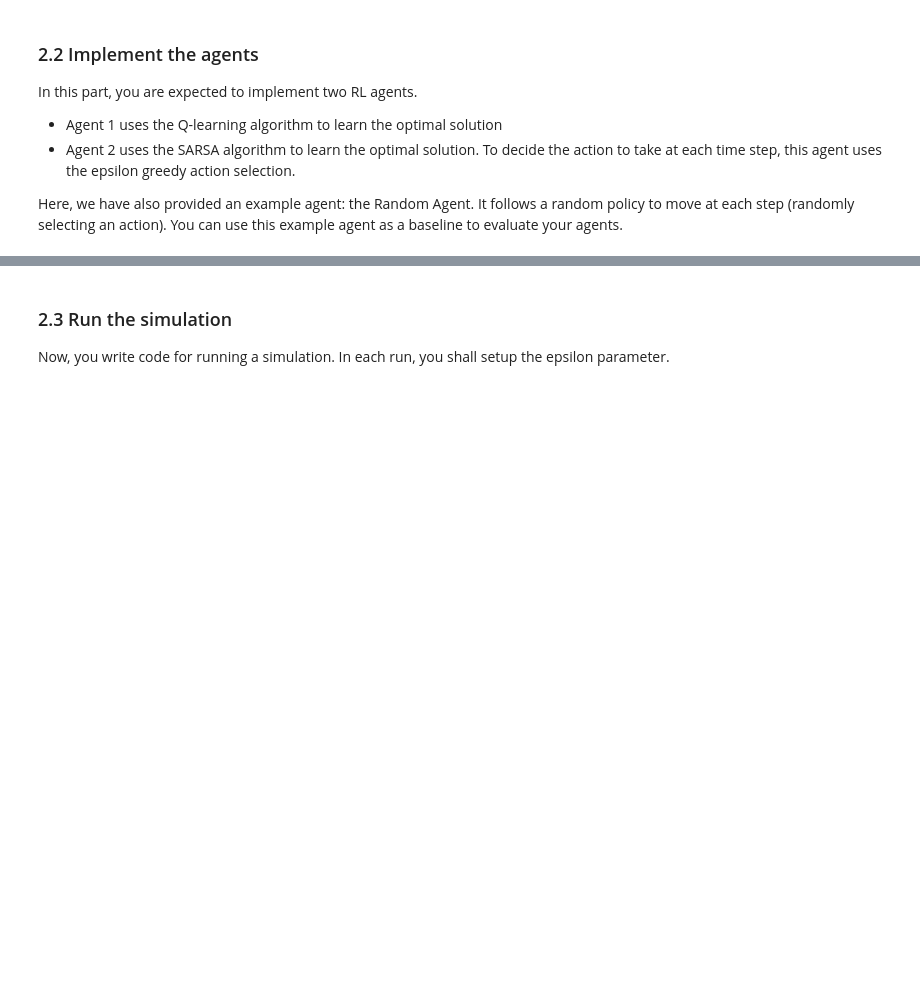
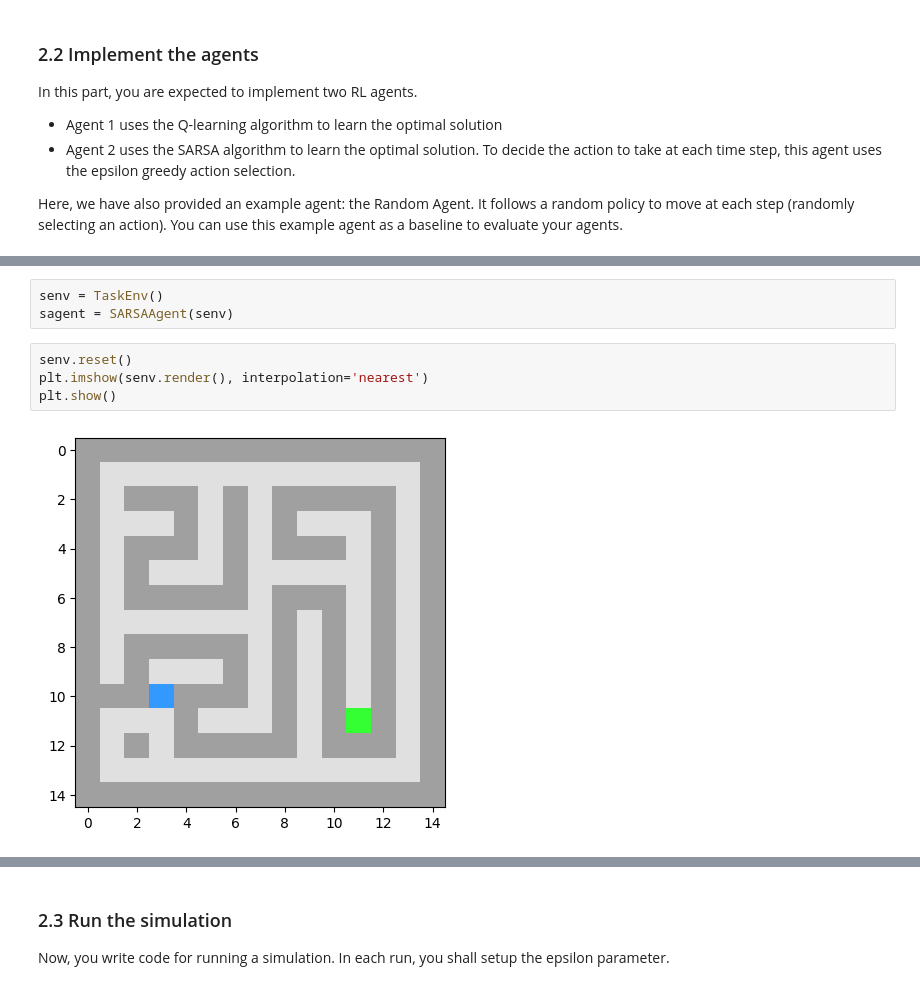
Before and after one commit to MarognaLorenzo/ApplicationOfMachineLearning, a Jupyter notebook: Assignment4/notebooks/Lorenzo.ipynb, the cells around one changed output, grey strips where cells are left out. Saved outputs shown, nothing was run; the diff lists cells and outputs as text; blank space fills up the shorter version.

Commit message:
sarsa backbone

```diff
--- a/Assignment4/notebooks/Lorenzo.ipynb
+++ b/Assignment4/notebooks/Lorenzo.ipynb
@@ -150,0 +179,9 @@ NameError: name 'TaskEnv' is not defined
+# %%
+senv = TaskEnv()
+sagent = SARSAAgent(senv)
+# %%
+senv.reset()
+plt.imshow(senv.render(), interpolation='nearest')
+plt.show()
+# %% [output]
+[figure, added]
```
Also changed, not shown: parts of 13 cells of this notebook.
